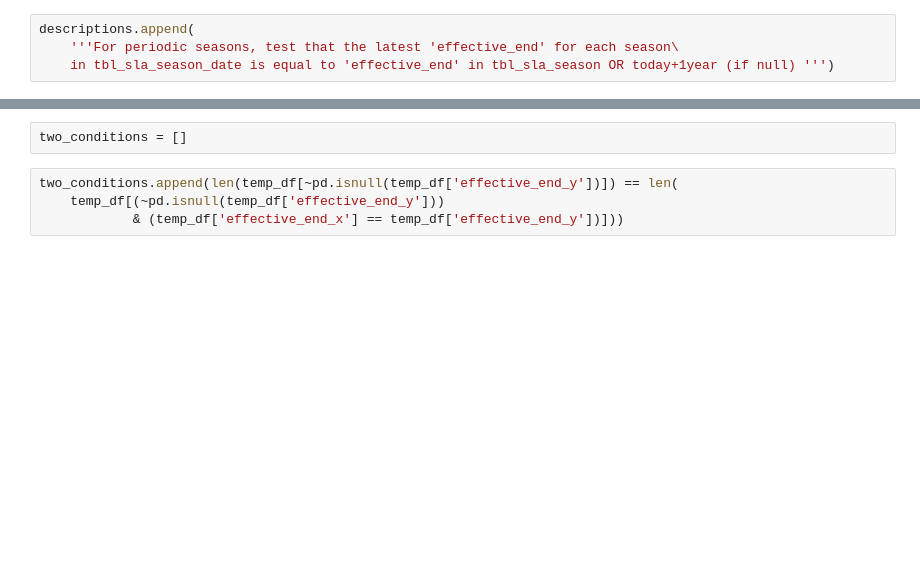
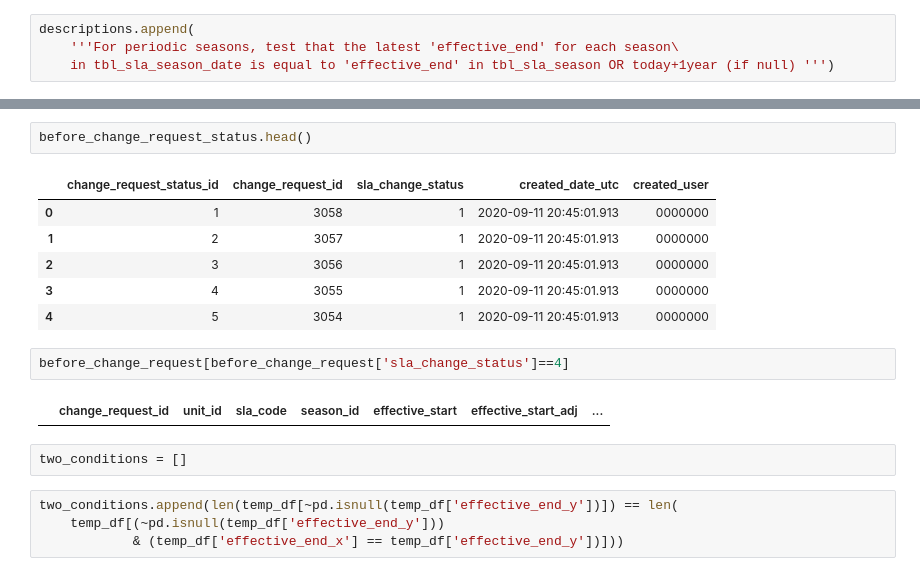
Before and after one commit to NYC-Parks/SLADB, a Jupyter notebook: testing/test_change_requests.ipynb, the cells around one changed output, grey strips where cells are left out. Drawn from its saved outputs; the diff is of its cells as text; blank space fills up the shorter version.

Commit message:
finishing up test in the change requests nb

```diff
--- a/testing/test_change_requests.ipynb
+++ b/testing/test_change_requests.ipynb
@@ -820,3 +634,16 @@ temp_df
+# %%
+before_change_request_status.head()
+# %% [output]
+|  | change_request_status_id | change_request_id | sla_change_status | created_date_utc | created_user |
+| 0 | 1 | 3058 | 1 | 2020-09-11 20:45:01.913 | 0000000 |
+| 1 | 2 | 3057 | 1 | 2020-09-11 20:45:01.913 | 0000000 |
+| 2 | 3 | 3056 | 1 | 2020-09-11 20:45:01.913 | 0000000 |
+| 3 | 4 | 3055 | 1 | 2020-09-11 20:45:01.913 | 0000000 |
+| 4 | 5 | 3054 | 1 | 2020-09-11 20:45:01.913 | 0000000 |
+# %%
+before_change_request[before_change_request['sla_change_status']==4]
+# %% [output]
+|  | change_request_id | unit_id | sla_code | season_id | effective_start | effective_start_adj | ... |
 # %%
 two_conditions = []
 # %%
```
Also changed, not shown: parts of 118 cells of this notebook, 2 other files.
